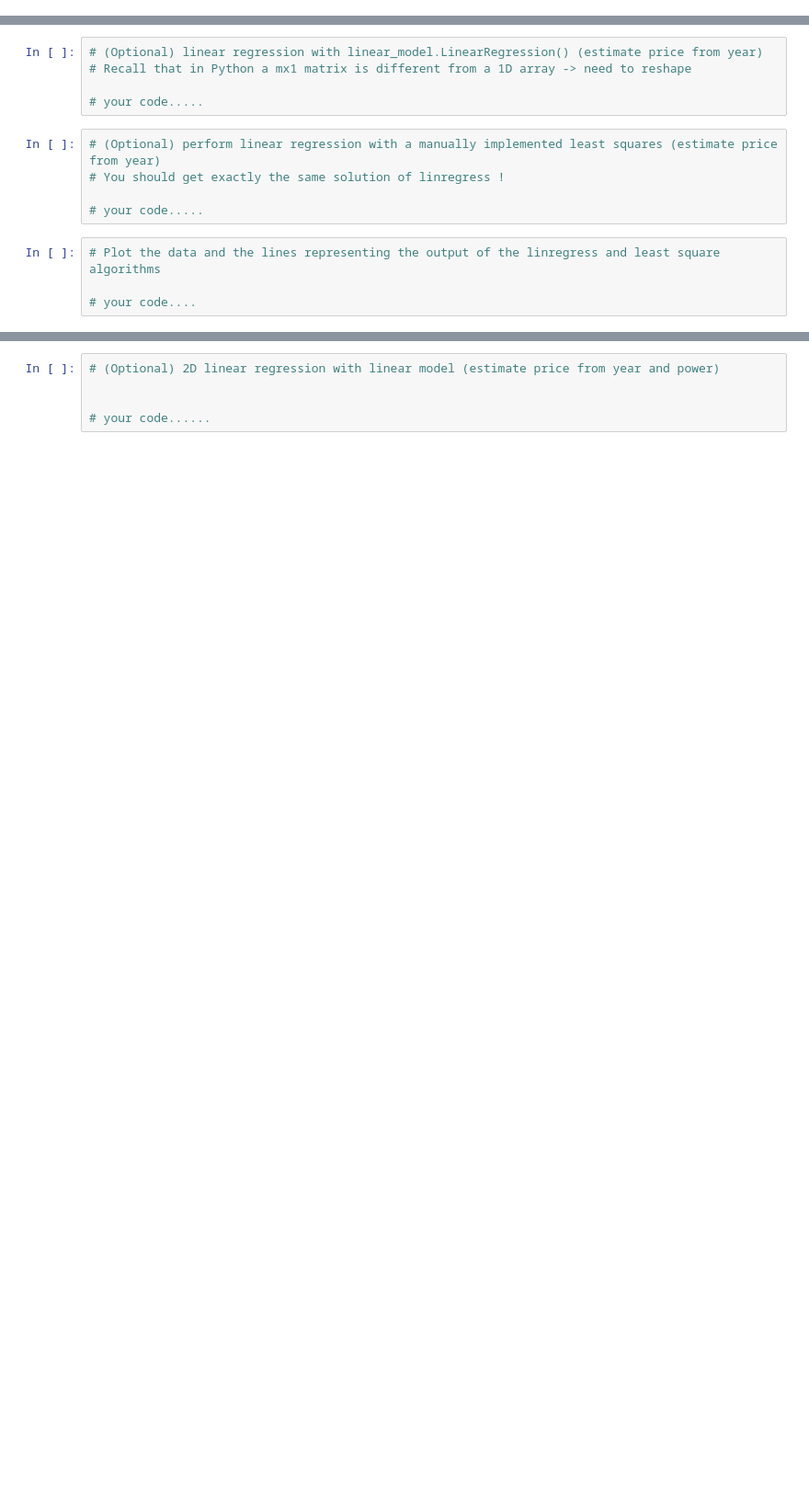
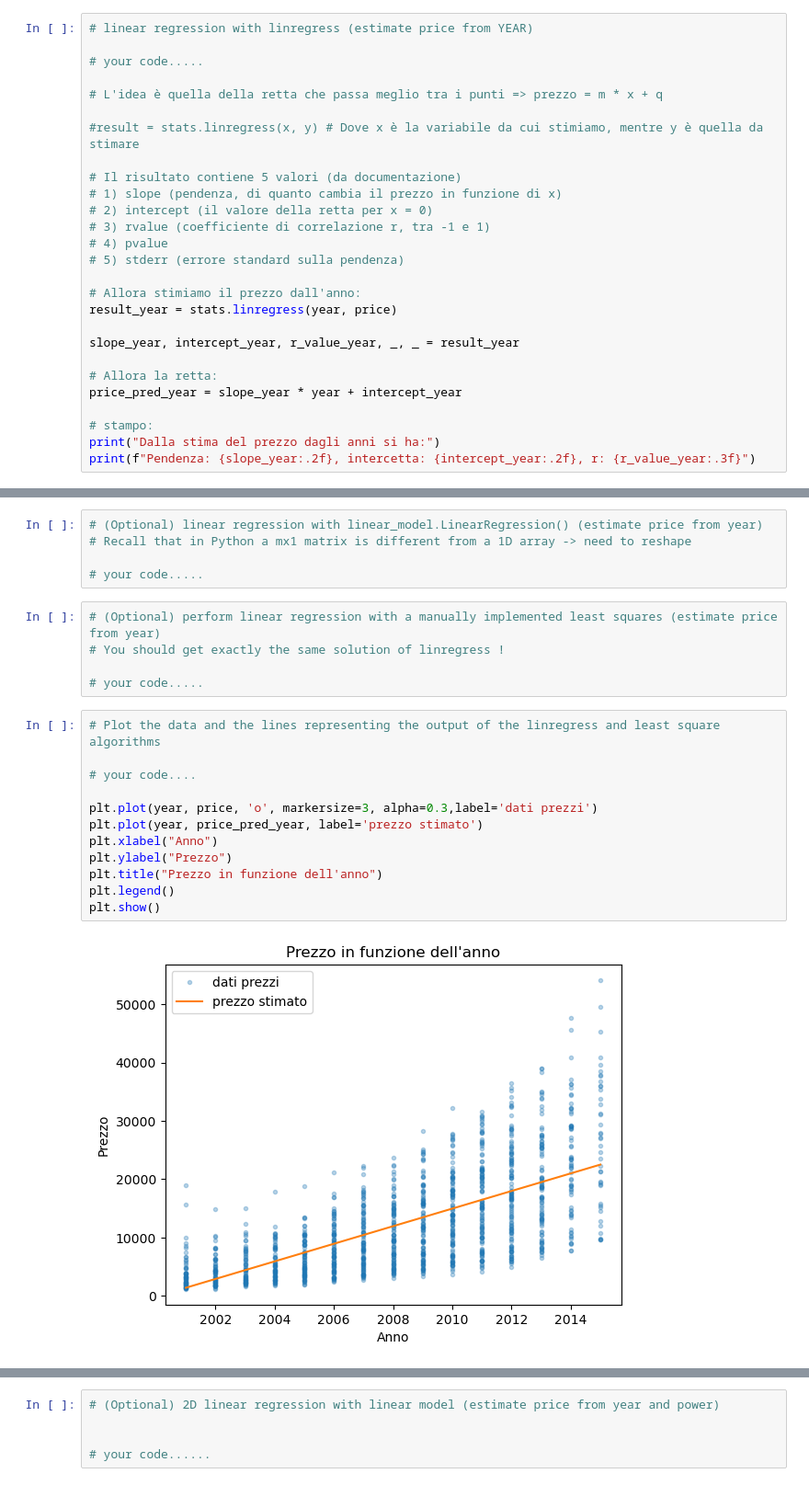
Before and after one commit to GioeleCesarini/MachineLearning_2627, a Jupyter notebook: Lab0_IntroPy/Lab 0 assignment.ipynb, the cells around one changed output, grey strips where cells are left out. Shown at 92% size. Cells and saved outputs as stored; diff of their text form; blank space fills up the shorter version.

Commit message:
Lab 0: regressione con linregress, plot e confronto r

```diff
--- a/Lab0_IntroPy/Lab 0 assignment.ipynb
+++ b/Lab0_IntroPy/Lab 0 assignment.ipynb
@@ -128,0 +135,27 @@ You can make a simple 1D regression from each one of the parameters independentl
+# %%
+# linear regression with linregress (estimate price from YEAR)
+
+# your code.....
+
+# L'idea è quella della retta che passa meglio tra i punti => prezzo = m * x + q
+
+#result = stats.linregress(x, y) # Dove x è la variabile da cui stimiamo, mentre y è quella da stimare
+
+# Il risultato contiene 5 valori (da documentazione)
+# 1) slope (pendenza, di quanto cambia il prezzo in funzione di x)
+# 2) intercept (il valore della retta per x = 0)
+# 3) rvalue (coefficiente di correlazione r, tra -1 e 1)
+# 4) pvalue
+# 5) stderr (errore standard sulla pendenza)
+
+# Allora stimiamo il prezzo dall'anno:
+result_year = stats.linregress(year, price)
+
+slope_year, intercept_year, r_value_year, _, _ = result_year
+
+# Allora la retta:
+price_pred_year = slope_year * year + intercept_year
+
+# stampo:
+print("Dalla stima del prezzo dagli anni si ha:")
+print(f"Pendenza: {slope_year:.2f}, intercetta: {intercept_year:.2f}, r: {r_value_year:.3f}")
@@ -139,4 +175,14 @@ You can make a simple 1D regression from each one of the parameters independentl
 # %%
 # Plot the data and the lines representing the output of the linregress and least square algorithms
 
 # your code....
+
+plt.plot(year, price, 'o', markersize=3, alpha=0.3,label='dati prezzi')
+plt.plot(year, price_pred_year, label='prezzo stimato')
+plt.xlabel("Anno")
+plt.ylabel("Prezzo")
+plt.title("Prezzo in funzione dell'anno")
+plt.legend()
+plt.show()
+# %% [output]
+[figure, added]
```
Also changed, not shown: parts of 12 cells of this notebook.
